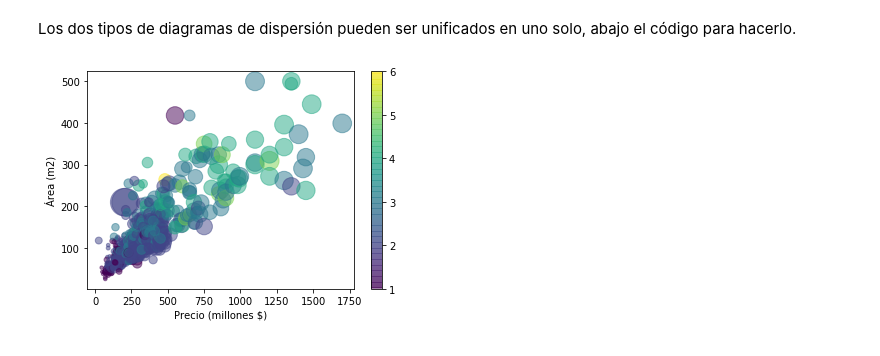
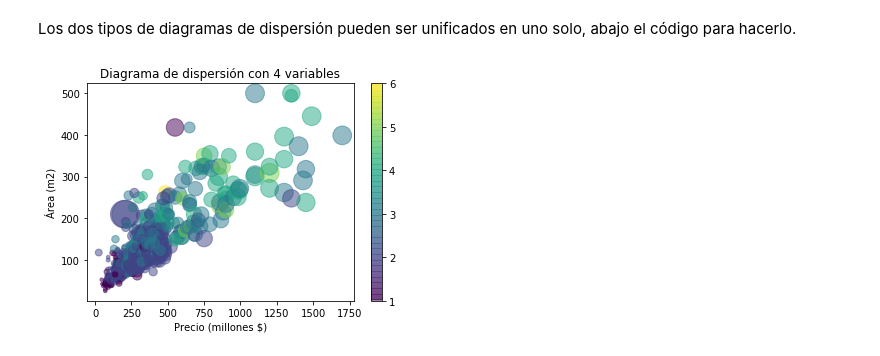
Before and after one commit to fhernanb/Python-para-estadistica, a Jupyter notebook: 02 Exploración de datos/Gráficos exploratorios con matplotlib.ipynb, the cells around one changed output. Drawn from its saved outputs; the diff is of its cells as text; code cells hidden in the pictures.

```diff
--- a/02 Exploración de datos/Gráficos exploratorios con matplotlib.ipynb
+++ b/02 Exploración de datos/Gráficos exploratorios con matplotlib.ipynb
@@ -95,7 +95,8 @@ Los dos tipos de diagramas de dispersión pueden ser unificados en uno solo, aba
 # %%
 plt.scatter(x=dt.precio, y=dt.mt2, alpha=0.5, s=dt.avaluo*0.5, c=dt.banos)
 plt.xlabel('Precio (millones $)')
 plt.ylabel('Área (m2)')
+plt.title('Diagrama de dispersión con 4 variables')
 plt.colorbar();
 # %% [output]
-[figure, old version]
+[figure, new version]
```
Also changed, not shown: parts of 5 cells of this notebook.
